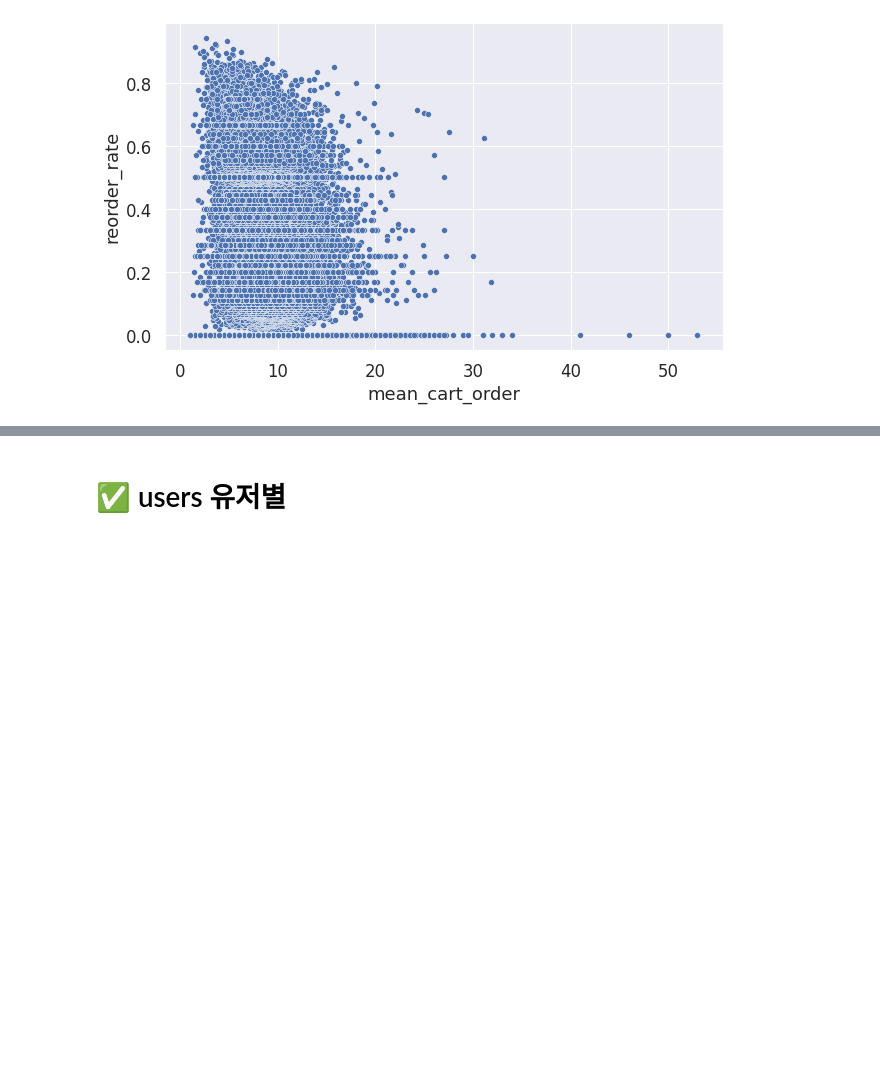
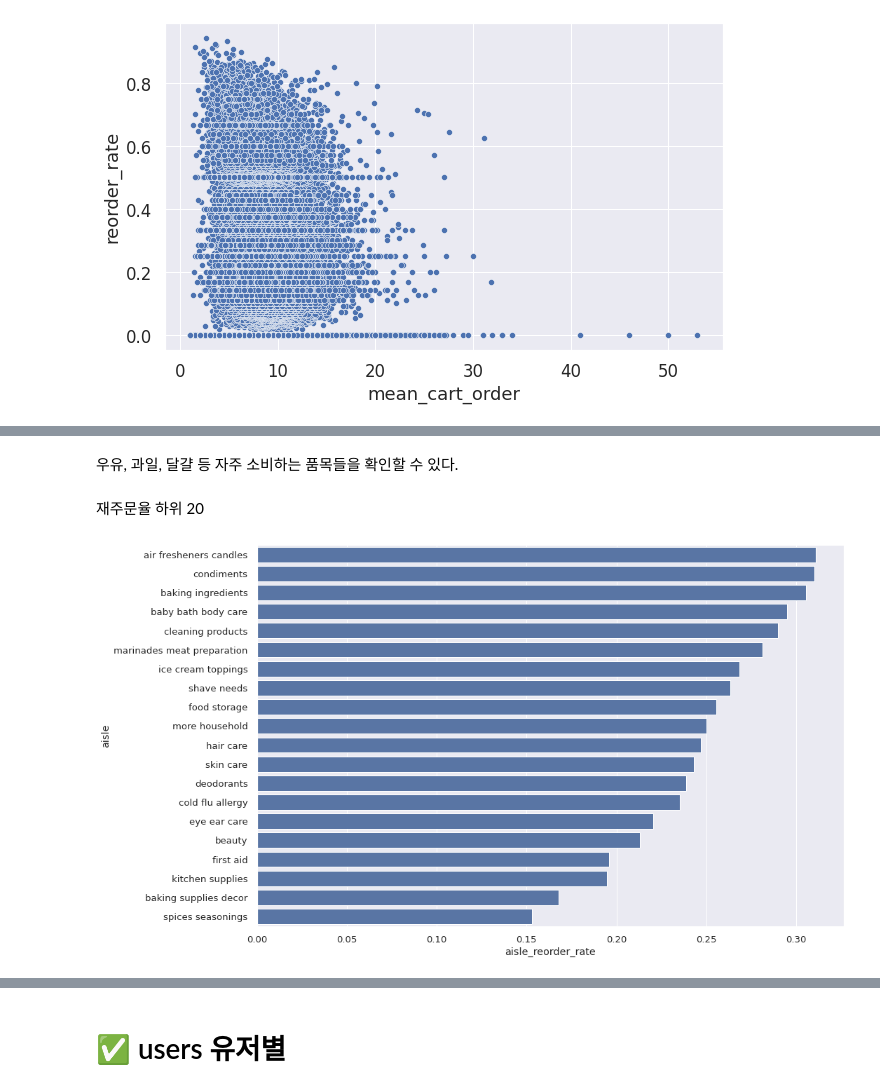
Before and after one commit to helperjby/Wishlist_project, a Jupyter notebook: EDA/EDA_wishlist_3주차.ipynb, the cells around one changed output, grey strips where cells are left out. Drawn from its saved outputs; the diff is of its cells as text; code cells hidden in the pictures; blank space fills up the shorter version.

```diff
--- a/EDA/EDA_wishlist_3주차.ipynb
+++ b/EDA/EDA_wishlist_3주차.ipynb
@@ -718,0 +802,10 @@ plt.show()
+# %% [markdown]
+우유, 과일, 달걀 등 자주 소비하는 품목들을 확인할 수 있다.
+# %% [markdown]
+재주문율 하위 20
+# %%
+plt.figure(figsize=(15,10))
+sns.barplot(y=aisle_feats.aisle.astype(np.object0)[-20:], x=aisle_feats.aisle_reorder_rate[-20:], color=color[0])
+plt.show()
+# %% [output]
+[figure, added]
```
Also changed, not shown: parts of 24 cells of this notebook, 8 other files.
